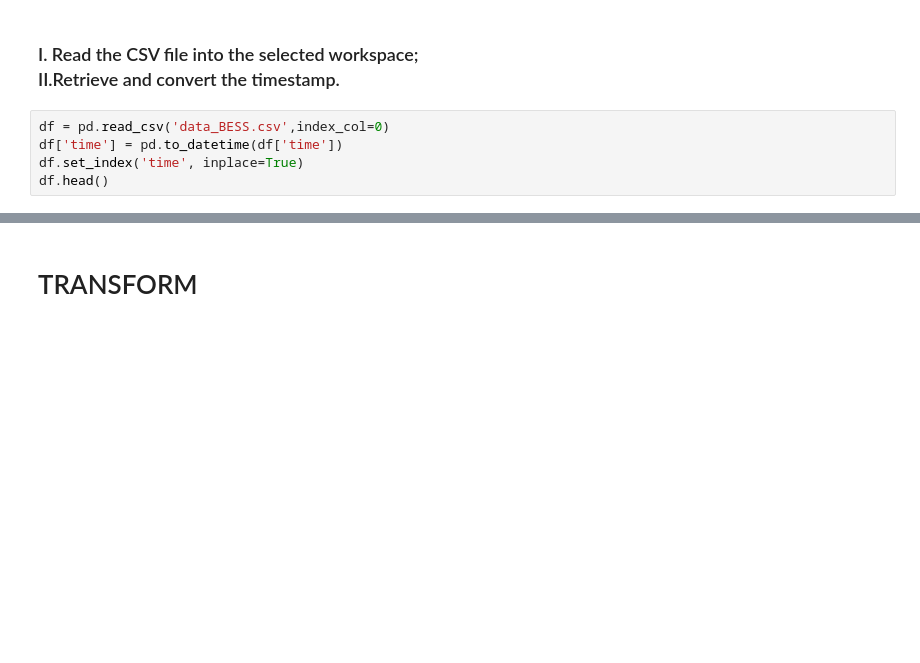
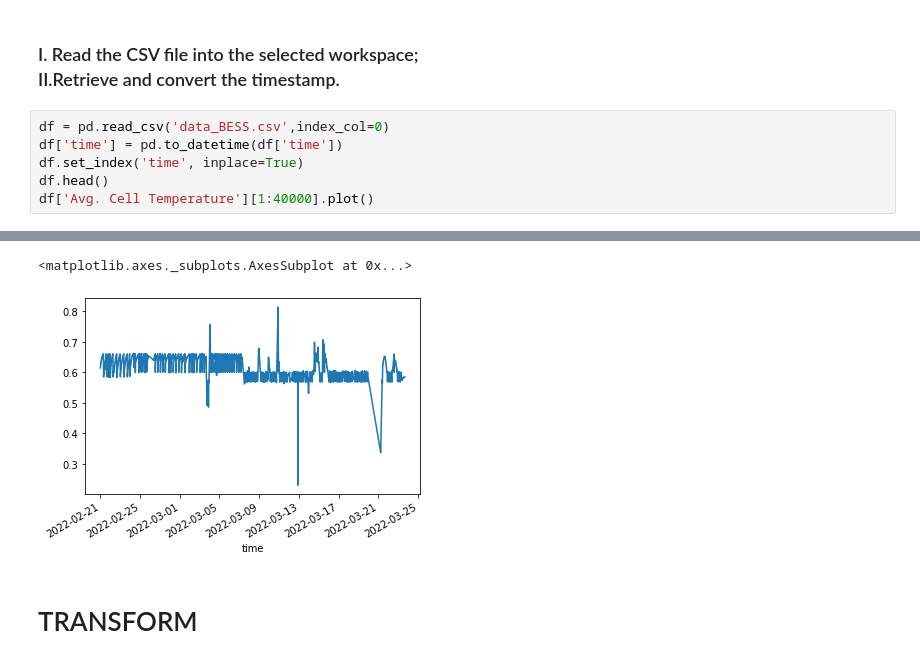
Before and after one commit to mbujdakova/BESS_BDP, a Jupyter notebook: BESS.ipynb, the cells around one changed output, grey strips where cells are left out. Saved outputs shown, nothing was run; the diff lists cells and outputs as text; blank space fills up the shorter version.

```diff
--- a/BESS.ipynb
+++ b/BESS.ipynb
@@ -29,4 +29,5 @@ df = pd.read_csv('data_BESS.csv',index_col=0)
 df['time'] = pd.to_datetime(df['time'])
 df.set_index('time', inplace=True)
 df.head()
+df['Avg. Cell Temperature'][1:40000].plot()
 # %% [output]
@@ -40,3 +34,5 @@ df.head()
+<matplotlib.axes._subplots.AxesSubplot at 0x...>
+[figure, added]
 # %% [markdown]
 # TRANSFORM
 # %% [markdown]
```
Also changed, not shown: parts of 36 cells of this notebook.
